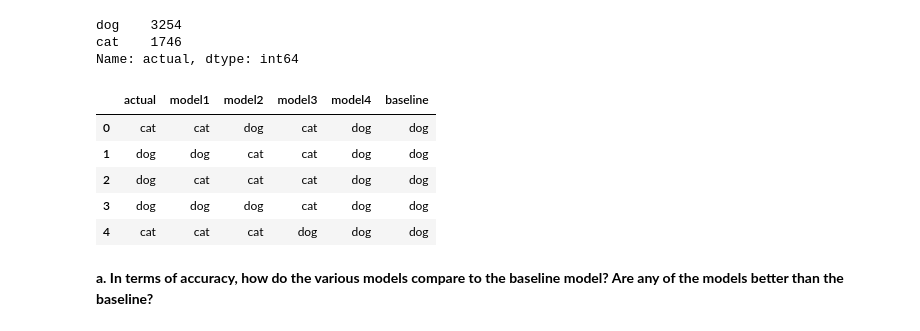
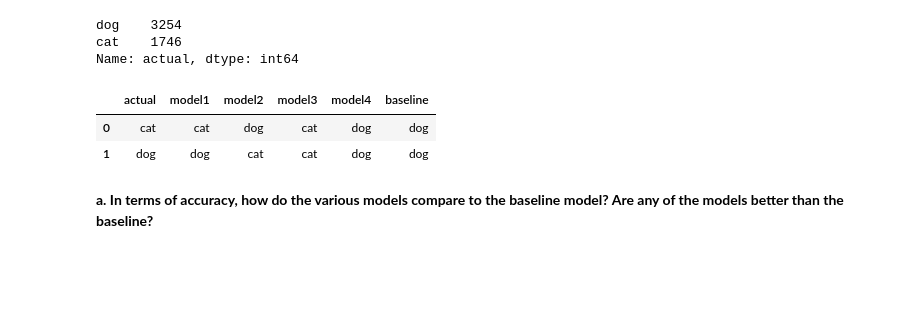
Before and after one commit to dlmitc3/classification_exercises, a Jupyter notebook: model_evaluation.ipynb, the cells around one changed output. Drawn from its saved outputs; the diff is of its cells as text; code cells hidden in the pictures; blank space fills up the shorter version.

```diff
--- a/model_evaluation.ipynb
+++ b/model_evaluation.ipynb
@@ -219,15 +222,12 @@ Name: actual, dtype: int64
 # %%
 # Given this dataset, use pandas to create a baseline model.
 
 df["baseline"] = df.actual.value_counts().idxmax()
-df.head()
+df.head(2)
 # %% [output]
 |  | actual | model1 | model2 | model3 | model4 | baseline |
 | 0 | cat | cat | dog | cat | dog | dog |
 | 1 | dog | dog | cat | cat | dog | dog |
-| 2 | dog | cat | cat | cat | dog | dog |
-| 3 | dog | dog | dog | cat | dog | dog |
-| 4 | cat | cat | cat | dog | dog | dog |
 # %% [markdown]
 **a. In terms of accuracy, how do the various models compare to the baseline model? Are any of the models better than the baseline?**
 # %%
```
Also changed, not shown: parts of 18 cells of this notebook.
